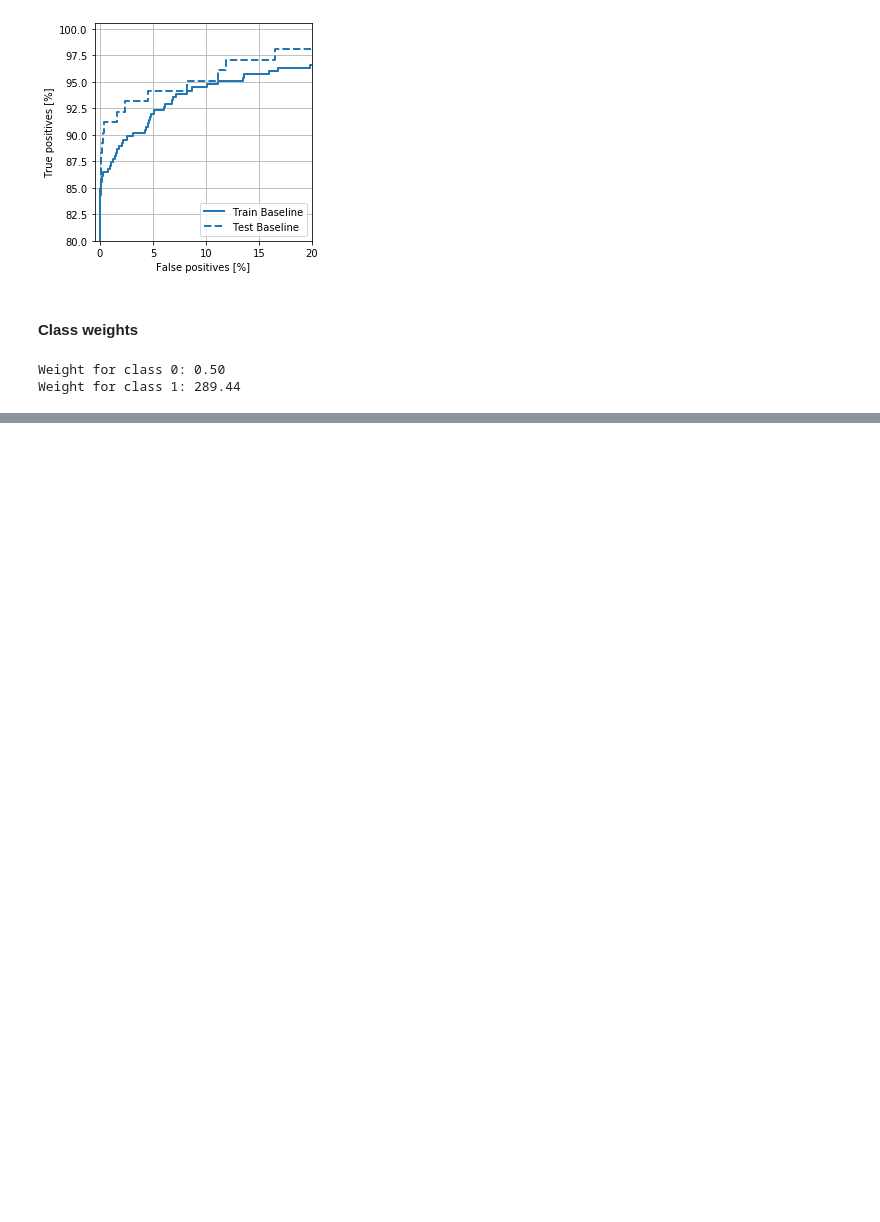
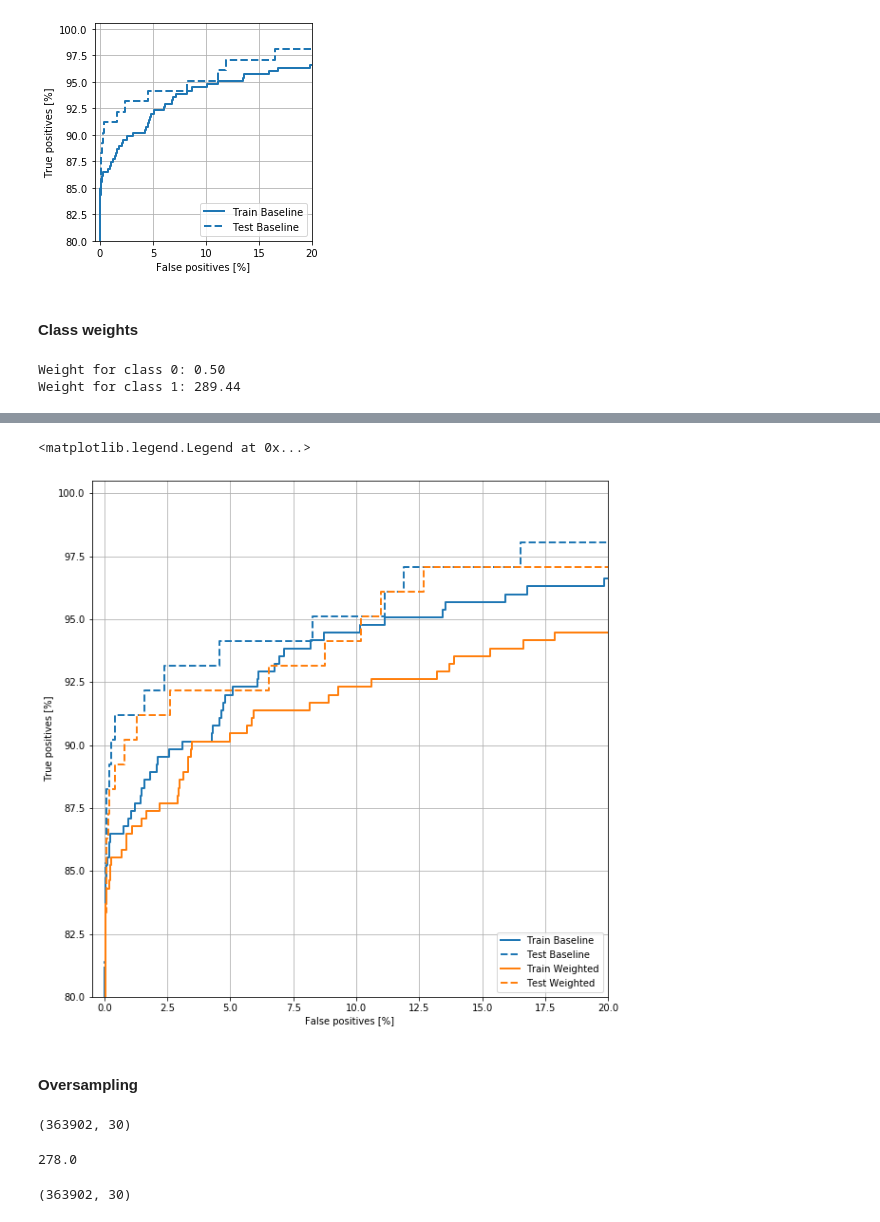
Before and after one commit to acharles7/data-science-notebooks, a Jupyter notebook: fraud_detection.ipynb, the cells around one changed output, grey strips where cells are left out. Cells and saved outputs as stored; diff of their text form; code cells hidden in the pictures; blank space fills up the shorter version.

```diff
--- a/fraud_detection.ipynb
+++ b/fraud_detection.ipynb
@@ -365,0 +408,13 @@ Weight for class 1: 289.44
+# %%
+plot_roc("Train Baseline", train_labels, train_predictions_baseline, color=colors[0])
+plot_roc("Test Baseline", test_labels, test_predictions_baseline, color=colors[0], linestyle='--')
+
+plot_roc("Train Weighted", train_labels, train_predictions_weighted, color=colors[1])
+plot_roc("Test Weighted", test_labels, test_predictions_weighted, color=colors[1], linestyle='--')
+
+plt.legend(loc='lower right')
+# %% [output]
+<matplotlib.legend.Legend at 0x...>
+[figure, added]
+# %% [markdown]
+#### Oversampling
@@ -365,0 +436,18 @@ Weight for class 1: 289.44
+# %%
+order = np.arange(len(resampled_labels))
+np.random.shuffle(order)
+resampled_features = resampled_features[order]
+resampled_labels = resampled_labels[order]
+
+resampled_features.shape
+# %% [output]
+(363902, 30)
+# %%
+resampled_steps_per_epoch = np.ceil(2.0*neg/BATCH_SIZE)
+resampled_steps_per_epoch
+# %% [output]
+278.0
+# %%
+resampled_features.shape
+# %% [output]
+(363902, 30)
```
Also changed, not shown: parts of 15 cells of this notebook.
